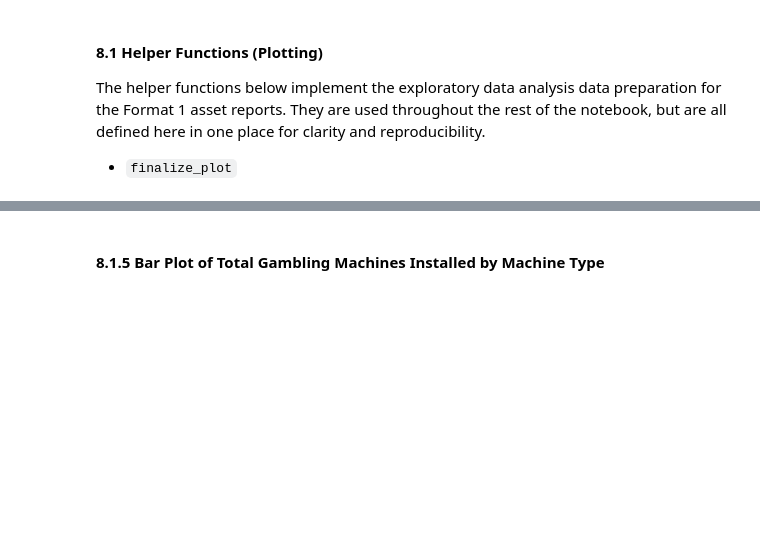
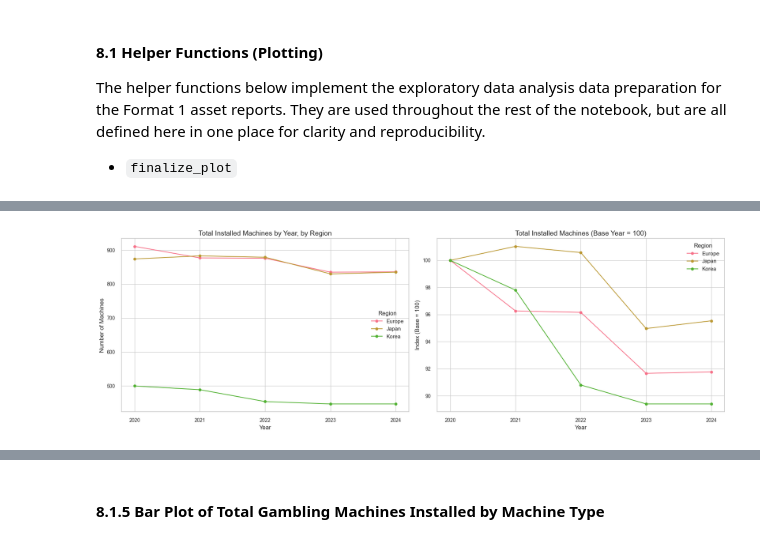
Before and after one commit to pinhaopan/muckrock-liberation, a Jupyter notebook: fa25-team-a/asset_reports.ipynb, the cells around one changed output, grey strips where cells are left out. Saved outputs shown, nothing was run; the diff lists cells and outputs as text; code cells hidden in the pictures; blank space fills up the shorter version.

Commit message:
Finalized Format 1 Visual Graphics and Styling

```diff
--- a/fa25-team-a/asset_reports.ipynb
+++ b/fa25-team-a/asset_reports.ipynb
@@ -756,10 +753,10 @@ This function matches each standardized Field_Office_Name against entries in bas
 
 These coordinates allow downstream spatial analysis and geographic visualizations (e.g., Datasette maps, or point-based plots).
 # %%
-ar_fmt1_all_records_df = add_coordinates(ar_fmt1_all_records_df)
+fmt1_df = add_coordinates(fmt1_df)
 
 print("\nDisplay Preview of Dataframe:")
-ar_fmt1_all_records_df.head()
+fmt1_df.head()
 # %% [output]
 Display Preview of Dataframe:
 |  | Reporting_Date | Region | Field_Office_ID | Field_Office_Name | lon | lat | Slots | ACM | ... |
@@ -946,17 +929,17 @@ Specifically:
 
 This small preparation step guarantees that quarterly summaries, growth trends, and region-level comparisons work correctly throughout the EDA section. Using the finalized CSV dataset produced from the data-cleaning and processing pipeline, the next step is to explore how machine installations are distributed across field offices over time and across regions. This section examines temporal trends, regional differences, and base-level machine composition using standardized visualizations built on the cleaned Format 1 dataset.
 # %%
-# Load cleaned Format 1 dataset from memory
+# Use in-memory cleaned dataset if available; otherwise load from CSV.
 try:
-    eda_df = ar_fmt1_all_records_df.copy()
-    print("Using in-memory cleaned dataset: ar_fmt1_all_records_df")
+    eda_df = fmt1_df.copy()
+    print("Using in-memory cleaned dataset: fmt1_df")
 except NameError:
-    print("ar_fmt1_all_records_df not found — loading from exported CSV") # fallback to outputted CSV
-    eda_df = pd.read_csv(asset_report_fmt1_path)
+    print("fmt1_df not found — loading from exported CSV")
+    eda_df = pd.read_csv(FMT1_CSV_PATH)
 
 eda_df = prep_format1_for_eda(eda_df)
 
-print("\nEDA-ready Dataframe Shape:", eda_df.shape)
-print("\nDisplay Preview of Dataframe:")
+print("\nEDA-ready DataFrame shape:", eda_df.shape)
+print("\nDisplay preview of EDA DataFrame:")
 display(eda_df.head())
 # %% [output]
@@ -1593,0 +1474,48 @@ plt.show()
+# %%
+fig, axes = plt.subplots(1, 2, figsize=(18, 6))
+
+# (Left) Totals (absolute)
+ax = axes[0]
+
+for reg in regions:
+    snap_reg = summarize_data(eda_df, region=reg, freq="Annually", verbose=False)
+    ax.plot(
+        snap_reg.index.astype(str),
+        snap_reg["Total"],
+        marker="o",
+        label=reg,
+    )
+
+ax.set_title("Total Installed Machines by Year, by Region", fontsize=TITLE_FONTSIZE)
+ax.set_xlabel("Year", fontsize=LABEL_FONTSIZE)
+ax.set_ylabel("Number of Machines", fontsize=LABEL_FONTSIZE)
+ax.tick_params(labelsize=TICK_FONTSIZE)
+ax.legend(title="Region")
+ax.grid(True)
+
+# (Right) Indexed totals (base year = 100)
+ax = axes[1]
+
+for reg in regions:
+    snap_reg = summarize_data(eda_df, region=reg, freq="Annually", verbose=False)
+    base_value = snap_reg["Total"].iloc[0]
+    snap_reg["Index"] = (snap_reg["Total"] / base_value) * 100
+
+    ax.plot(
+        snap_reg.index.astype(str),
+        snap_reg["Index"],
+        marker="o",
+        label=reg,
+    )
+
+ax.set_title("Total Installed Machines (Base Year = 100)", fontsize=TITLE_FONTSIZE)
+ax.set_xlabel("Year", fontsize=LABEL_FONTSIZE)
+ax.set_ylabel("Index (Base = 100)", fontsize=LABEL_FONTSIZE)
+ax.tick_params(labelsize=TICK_FONTSIZE)
+ax.legend(title="Region")
+ax.grid(True)
+
+plt.tight_layout()
+plt.show()
+# %% [output]
+[figure, added]
```
Also changed, not shown: parts of 71 cells of this notebook.
